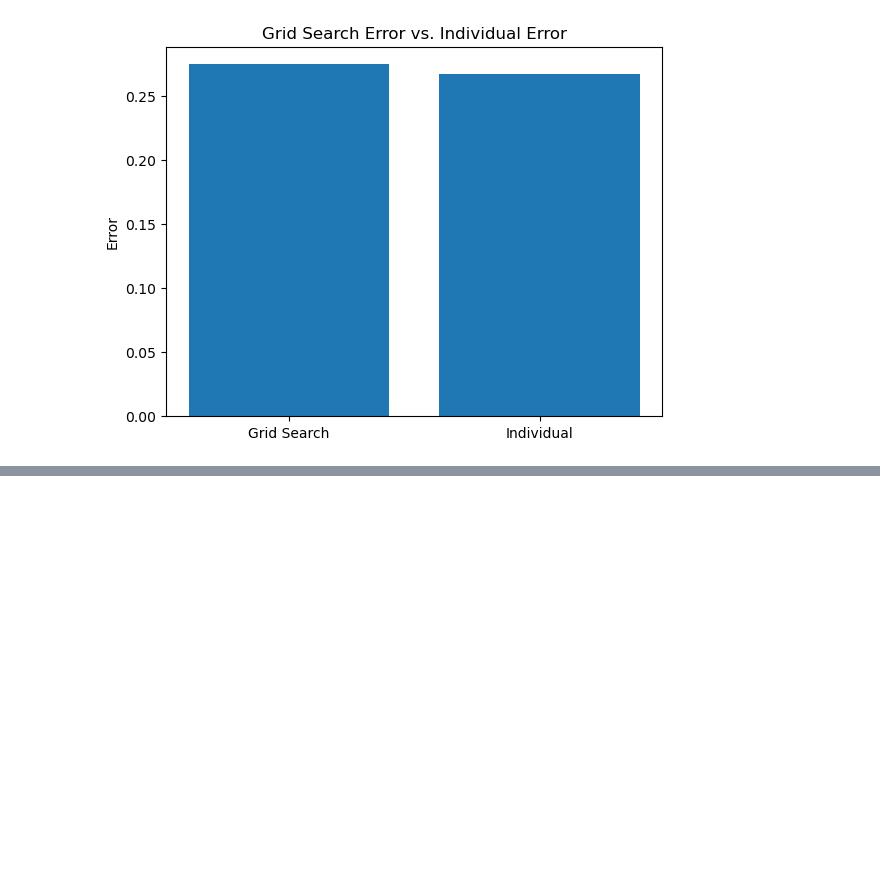
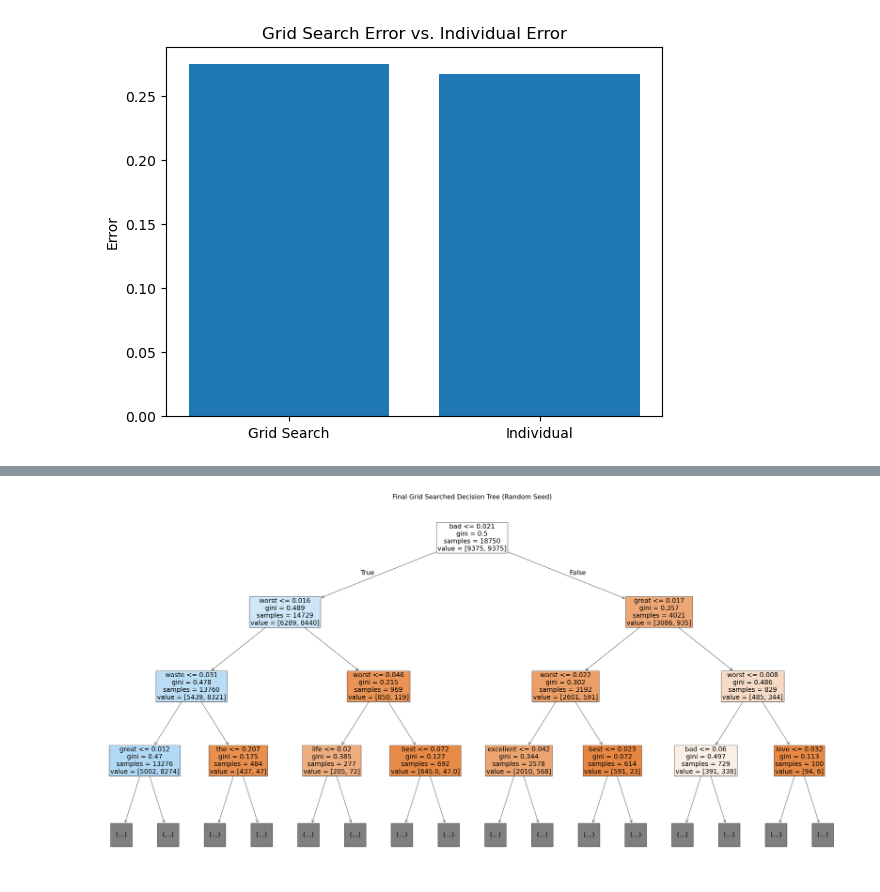
Before and after one commit to codyh587/compsci-178, a Jupyter notebook: decision_tree.ipynb, the cells around one changed output, grey strips where cells are left out. Saved outputs shown, nothing was run; the diff lists cells and outputs as text; code cells hidden in the pictures; blank space fills up the shorter version.

```diff
--- a/decision_tree.ipynb
+++ b/decision_tree.ipynb
@@ -268,0 +311,7 @@ plot_errors()
+# %%
+plt.figure(figsize=(50, 25))
+plot_tree(grid_search, feature_names=vectorizer.get_feature_names_out(), max_depth=3, filled=True, fontsize=24)
+plt.title("Final Grid Searched Decision Tree (Random Seed)", fontsize=24)
+plt.show()
+# %% [output]
+[figure, added]
```
Also changed, not shown: parts of 6 cells of this notebook.
